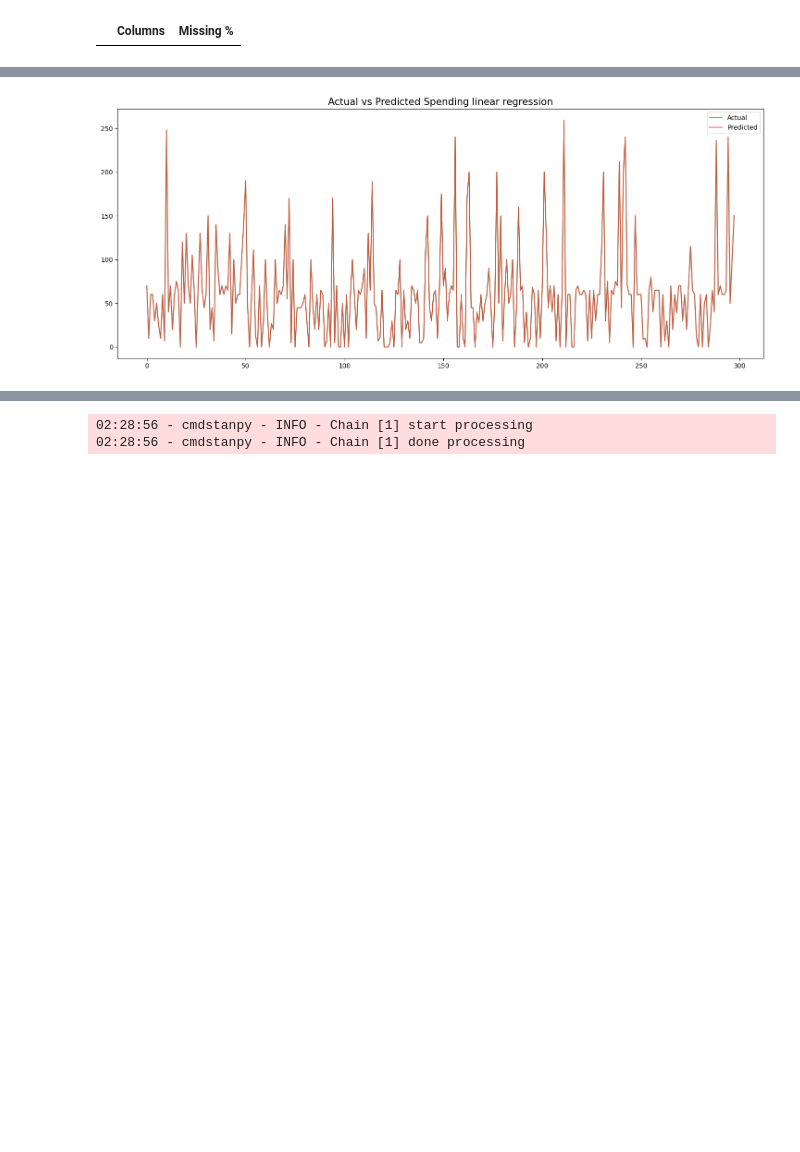
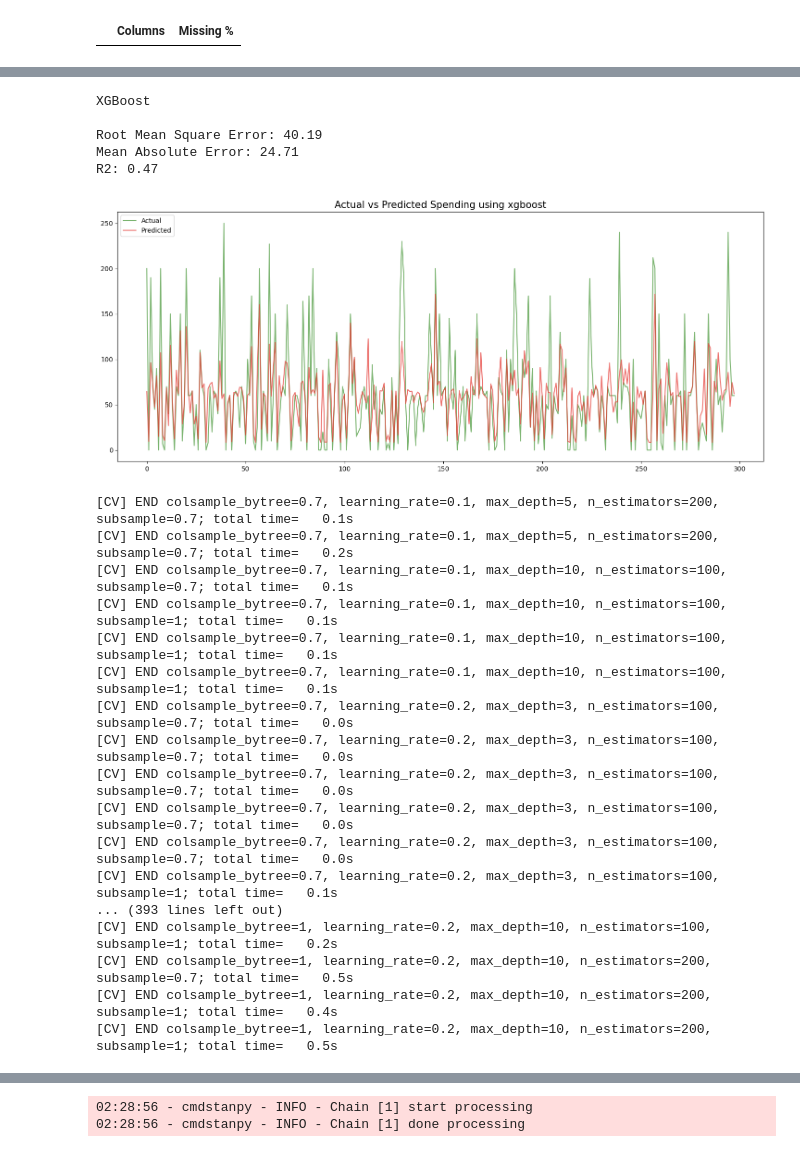
Before and after one commit to Brian342/Mpesa-Spending-Prediction-App, a Jupyter notebook: M-pesa Model.ipynb, the cells around one changed output, grey strips where cells are left out. Saved outputs shown, nothing was run; the diff lists cells and outputs as text; code cells hidden in the pictures; blank space fills up the shorter version.

```diff
--- a/M-pesa Model.ipynb
+++ b/M-pesa Model.ipynb
@@ -263,28 +399,52 @@ R2 Score: 1.00
 # %%
-# visualizing the model
-plt.figure(figsize=(18, 7))
-plt.plot(y_test.values, label='Actual', alpha=0.7, color='#439534')
-plt.plot(y_pred, label='Predicted', alpha=0.7, color='#E53631')
-plt.legend()
-plt.title("Actual vs Predicted Spending linear regression", fontsize=15)
-plt.savefig("Charts/Actual_vs_predicted_spending_linear_regression.png", dpi=300, bbox_inches='tight')
-plt.show()
-plt.close()
+with open('Models/Mpesa_XGBRegressor.pkl', 'rb') as f:
+    loaded_model_xgb = pickle.load(f)
+
+y_pred_xgb = loaded_model_xgb.predict(x_test_scaled)
-# %% [output]
-[figure, removed]
 # %%
-# Random Forest Regressor
-from sklearn.ensemble import RandomForestRegressor
+# Evaluating the xgboost model
+mse_xgb = mean_squared_error(y_test, y_pred_xgb)
+rmse_xgb = np.sqrt(mse_xgb)
+mae_xgb = mean_absolute_error(y_test, y_pred_xgb)
+r2_xgb = r2_score(y_test, y_pred_xgb)
 
-rf = RandomForestRegressor(
-    n_estimators=200,
-    max_depth=10,
-    min_samples_split=5,
-    random_state=42
-)
-rf.fit(x_train_scaled, y_train)
-
-with open('Models/Mpesa_RandomForestRegression.pkl', 'wb') as f:
-    pickle.dump(rf, f)
+print("XGBoost")
+print()
+print(f"Root Mean Square Error: {rmse_xgb:.2f}")
+print(f"Mean Absolute Error: {mae_xgb:.2f}")
+print(f"R2: {r2_xgb:.2f}")
+# %% [output]
+XGBoost
+
+Root Mean Square Error: 40.19
+Mean Absolute Error: 24.71
+R2: 0.47
 # %%
-y_pred_rf = rf.predict(x_test_scaled)
+# visualizing the model
+plt.figure(figsize=(18, 7))
+plt.plot(y_test.values, label='Actual', alpha=0.7, color='#439534')
+plt.plot(y_pred_xgb, label='Predicted', alpha=0.7, color='#E53631')
+plt.legend()
+plt.title("Actual vs Predicted Spending using xgboost", fontsize=15)
+plt.savefig("Charts/Actual_vs_predicted_spending_using_xgboost.png", dpi=300, bbox_inches='tight')
+plt.show()
+plt.close()
+# %% [output]
+[figure, added]
+[CV] END colsample_bytree=0.7, learning_rate=0.1, max_depth=5, n_estimators=200, subsample=0.7; total time=   0.1s
+[CV] END colsample_bytree=0.7, learning_rate=0.1, max_depth=5, n_estimators=200, subsample=0.7; total time=   0.2s
+[CV] END colsample_bytree=0.7, learning_rate=0.1, max_depth=10, n_estimators=100, subsample=0.7; total time=   0.1s
+[CV] END colsample_bytree=0.7, learning_rate=0.1, max_depth=10, n_estimators=100, subsample=1; total time=   0.1s
+[CV] END colsample_bytree=0.7, learning_rate=0.1, max_depth=10, n_estimators=100, subsample=1; total time=   0.1s
+[CV] END colsample_bytree=0.7, learning_rate=0.1, max_depth=10, n_estimators=100, subsample=1; total time=   0.1s
+[CV] END colsample_bytree=0.7, learning_rate=0.2, max_depth=3, n_estimators=100, subsample=0.7; total time=   0.0s
+[CV] END colsample_bytree=0.7, learning_rate=0.2, max_depth=3, n_estimators=100, subsample=0.7; total time=   0.0s
+[CV] END colsample_bytree=0.7, learning_rate=0.2, max_depth=3, n_estimators=100, subsample=0.7; total time=   0.0s
+[CV] END colsample_bytree=0.7, learning_rate=0.2, max_depth=3, n_estimators=100, subsample=0.7; total time=   0.0s
+[CV] END colsample_bytree=0.7, learning_rate=0.2, max_depth=3, n_estimators=100, subsample=0.7; total time=   0.0s
+[CV] END colsample_bytree=0.7, learning_rate=0.2, max_depth=3, n_estimators=100, subsample=1; total time=   0.1s
+... (393 lines left out)
+[CV] END colsample_bytree=1, learning_rate=0.2, max_depth=10, n_estimators=100, subsample=1; total time=   0.2s
+[CV] END colsample_bytree=1, learning_rate=0.2, max_depth=10, n_estimators=200, subsample=0.7; total time=   0.5s
+[CV] END colsample_bytree=1, learning_rate=0.2, max_depth=10, n_estimators=200, subsample=1; total time=   0.4s
+[CV] END colsample_bytree=1, learning_rate=0.2, max_depth=10, n_estimators=200, subsample=1; total time=   0.5s
```
Also changed, not shown: parts of 23 cells of this notebook, 8 other files.
